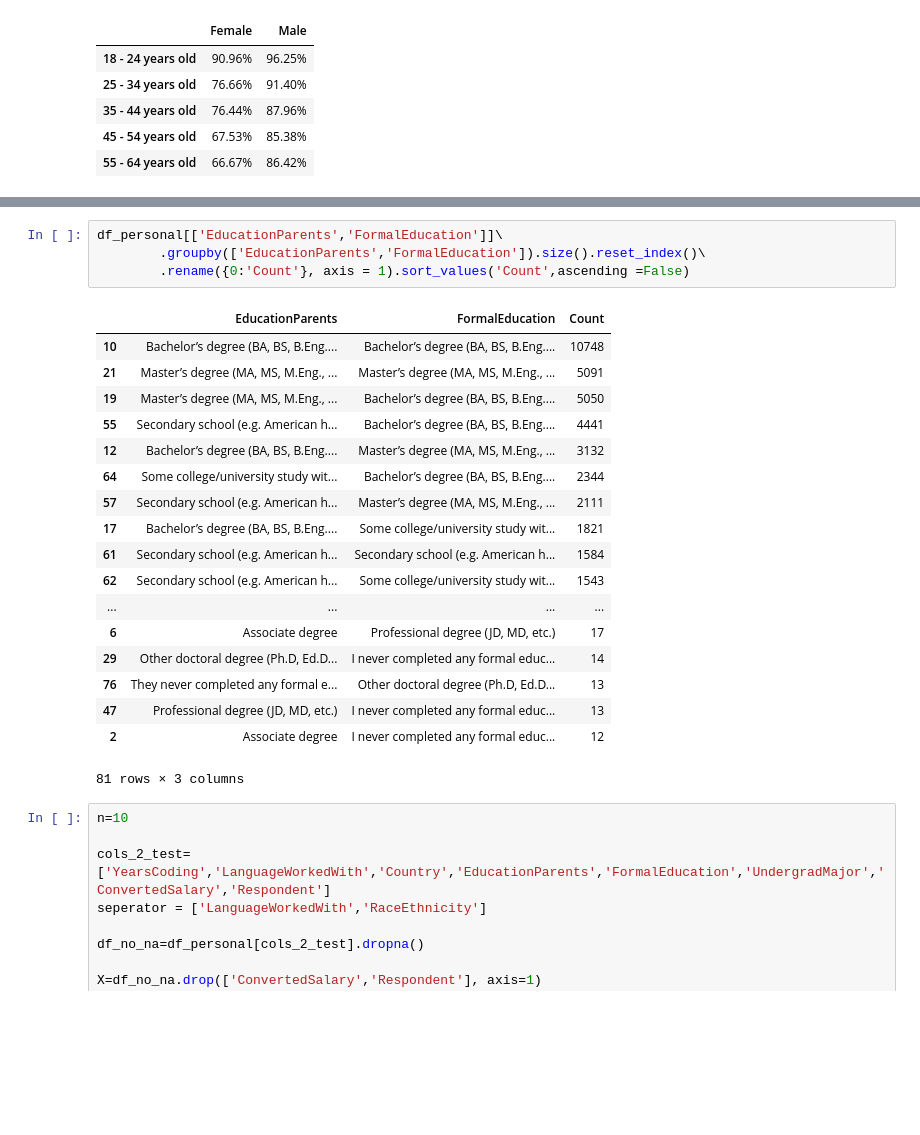
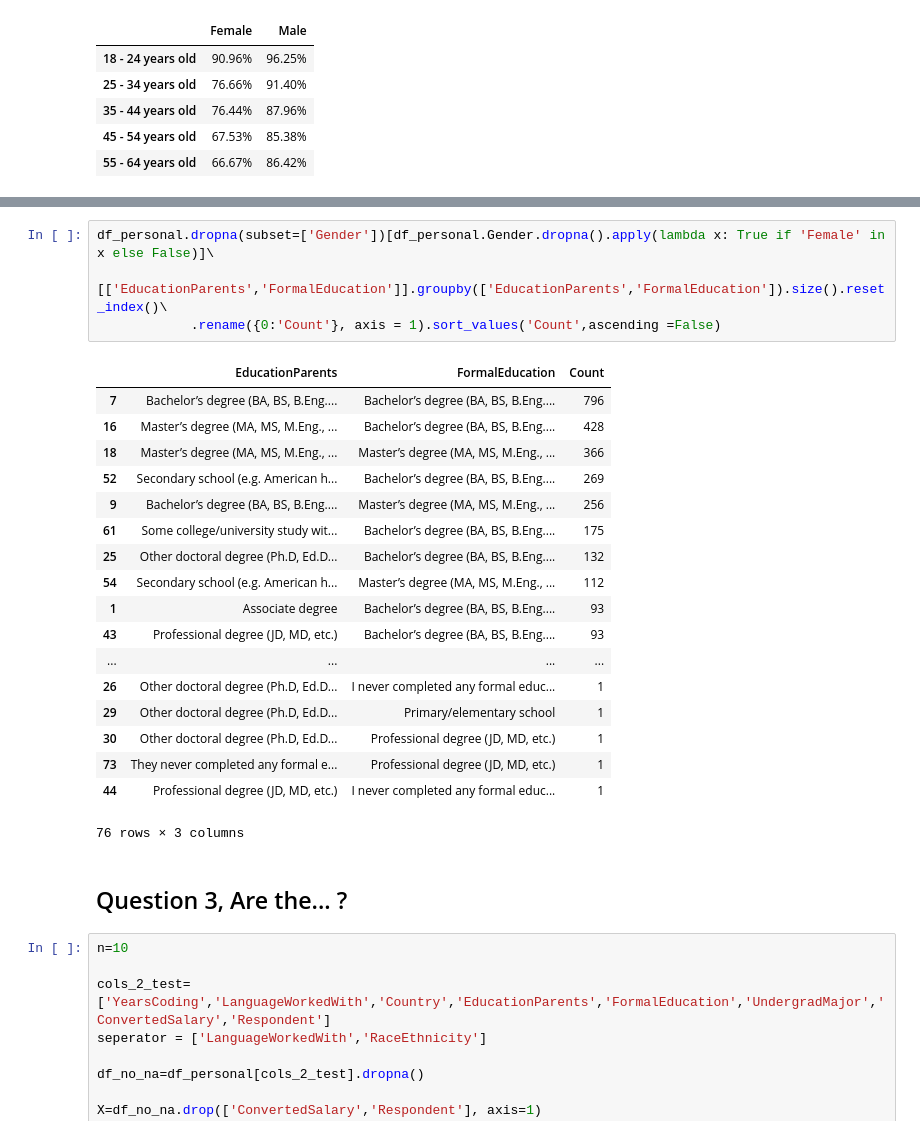
Before and after one commit to dltheobald-Deloitte/GenderGapAnalysis, a Jupyter notebook: Blog_prep.ipynb, the cells around one changed output, grey strips where cells are left out. Cells and saved outputs as stored; diff of their text form; blank space fills up the shorter version.

Commit message:
Materials for question 1&2

```diff
--- a/Blog_prep.ipynb
+++ b/Blog_prep.ipynb
@@ -486,26 +450,28 @@ Name: EducationParents, dtype: float64
 # %%
-df_personal[['EducationParents','FormalEducation']]\
-        .groupby(['EducationParents','FormalEducation']).size().reset_index()\
-        .rename({0:'Count'}, axis = 1).sort_values('Count',ascending =False)
+df_personal.dropna(subset=['Gender'])[df_personal.Gender.dropna().apply(lambda x: True if 'Female' in x else False)]\
+            [['EducationParents','FormalEducation']].groupby(['EducationParents','FormalEducation']).size().reset_index()\
+            .rename({0:'Count'}, axis = 1).sort_values('Count',ascending =False)
 # %% [output]
 |  | EducationParents | FormalEducation | Count |
-| 10 | Bachelor’s degree (BA, BS, B.Eng.... | Bachelor’s degree (BA, BS, B.Eng.... | 10748 |
-| 21 | Master’s degree (MA, MS, M.Eng., ... | Master’s degree (MA, MS, M.Eng., ... | 5091 |
-| 19 | Master’s degree (MA, MS, M.Eng., ... | Bachelor’s degree (BA, BS, B.Eng.... | 5050 |
-| 55 | Secondary school (e.g. American h... | Bachelor’s degree (BA, BS, B.Eng.... | 4441 |
-| 12 | Bachelor’s degree (BA, BS, B.Eng.... | Master’s degree (MA, MS, M.Eng., ... | 3132 |
-| 64 | Some college/university study wit... | Bachelor’s degree (BA, BS, B.Eng.... | 2344 |
-| 57 | Secondary school (e.g. American h... | Master’s degree (MA, MS, M.Eng., ... | 2111 |
-| 17 | Bachelor’s degree (BA, BS, B.Eng.... | Some college/university study wit... | 1821 |
-| 61 | Secondary school (e.g. American h... | Secondary school (e.g. American h... | 1584 |
-| 62 | Secondary school (e.g. American h... | Some college/university study wit... | 1543 |
+| 7 | Bachelor’s degree (BA, BS, B.Eng.... | Bachelor’s degree (BA, BS, B.Eng.... | 796 |
+| 16 | Master’s degree (MA, MS, M.Eng., ... | Bachelor’s degree (BA, BS, B.Eng.... | 428 |
+| 18 | Master’s degree (MA, MS, M.Eng., ... | Master’s degree (MA, MS, M.Eng., ... | 366 |
+| 52 | Secondary school (e.g. American h... | Bachelor’s degree (BA, BS, B.Eng.... | 269 |
+| 9 | Bachelor’s degree (BA, BS, B.Eng.... | Master’s degree (MA, MS, M.Eng., ... | 256 |
+| 61 | Some college/university study wit... | Bachelor’s degree (BA, BS, B.Eng.... | 175 |
+| 25 | Other doctoral degree (Ph.D, Ed.D... | Bachelor’s degree (BA, BS, B.Eng.... | 132 |
+| 54 | Secondary school (e.g. American h... | Master’s degree (MA, MS, M.Eng., ... | 112 |
+| 1 | Associate degree | Bachelor’s degree (BA, BS, B.Eng.... | 93 |
+| 43 | Professional degree (JD, MD, etc.) | Bachelor’s degree (BA, BS, B.Eng.... | 93 |
 | ... | ... | ... | ... |
-| 6 | Associate degree | Professional degree (JD, MD, etc.) | 17 |
-| 29 | Other doctoral degree (Ph.D, Ed.D... | I never completed any formal educ... | 14 |
-| 76 | They never completed any formal e... | Other doctoral degree (Ph.D, Ed.D... | 13 |
-| 47 | Professional degree (JD, MD, etc.) | I never completed any formal educ... | 13 |
-| 2 | Associate degree | I never completed any formal educ... | 12 |
+| 26 | Other doctoral degree (Ph.D, Ed.D... | I never completed any formal educ... | 1 |
+| 29 | Other doctoral degree (Ph.D, Ed.D... | Primary/elementary school | 1 |
+| 30 | Other doctoral degree (Ph.D, Ed.D... | Professional degree (JD, MD, etc.) | 1 |
+| 73 | They never completed any formal e... | Professional degree (JD, MD, etc.) | 1 |
+| 44 | Professional degree (JD, MD, etc.) | I never completed any formal educ... | 1 |
-81 rows × 3 columns
+76 rows × 3 columns
+# %% [markdown]
+<h2 id='part1'>Question 3, Are the... ?</h2>
 # %%
 n=10
 
```
Also changed, not shown: parts of 16 cells of this notebook, 2 other files.
